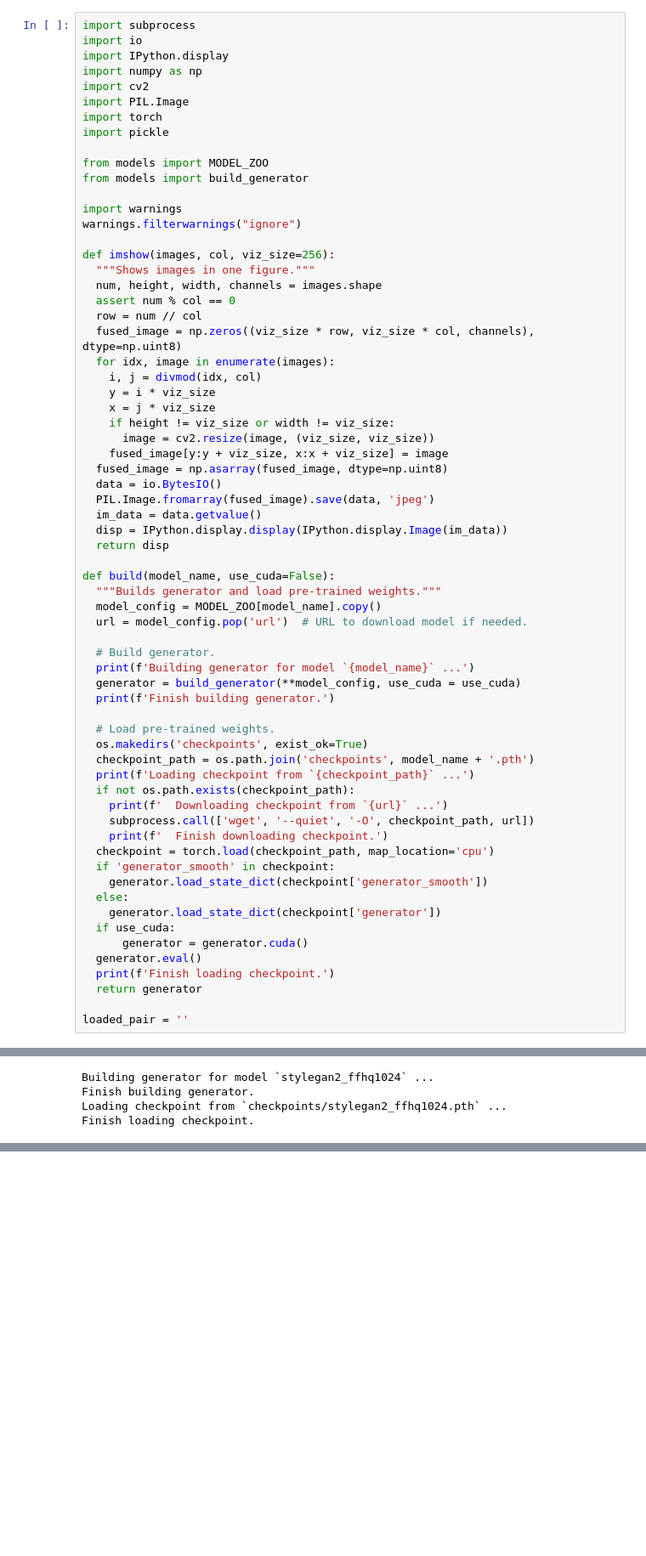
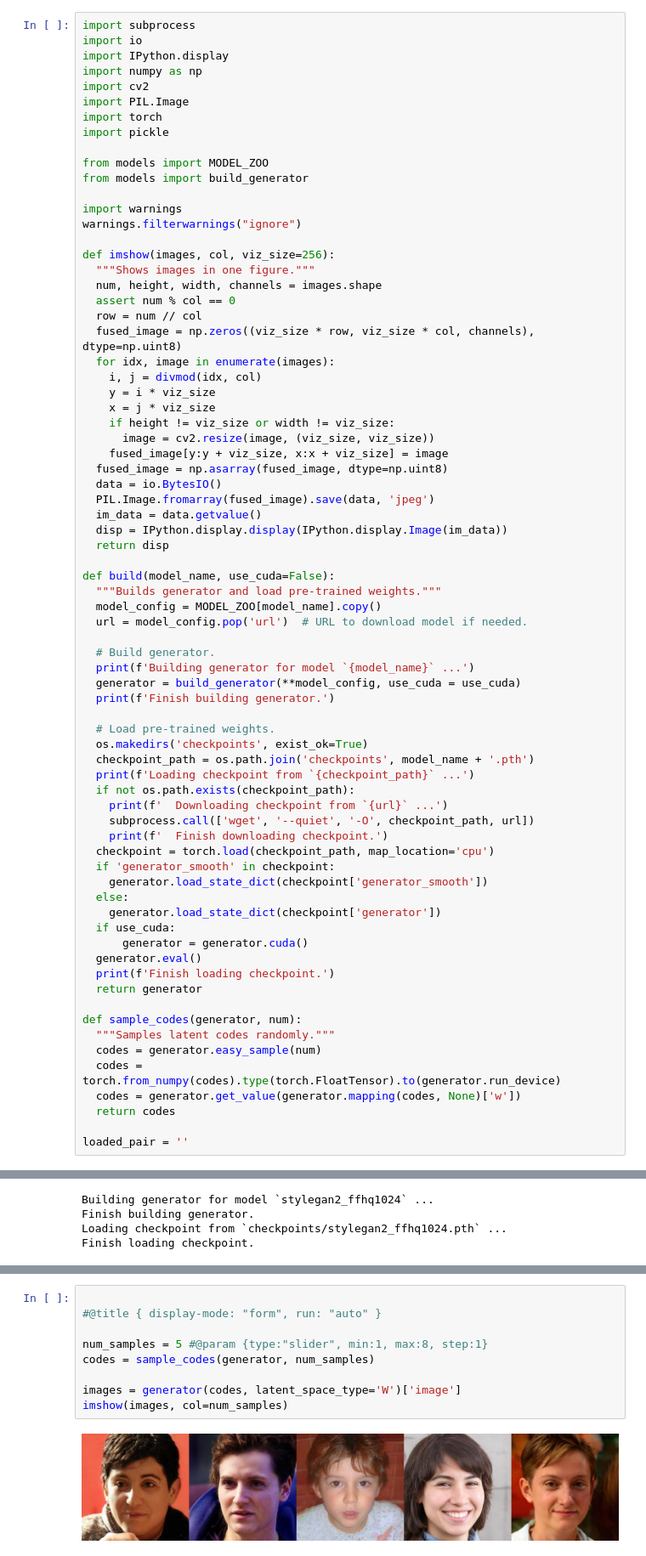
Before and after one commit to genforce/fairgen, a Jupyter notebook: docs/fairgen.ipynb, the cells around one changed output, grey strips where cells are left out. Shown at 85% size. Drawn from its saved outputs; the diff is of its cells as text; blank space fills up the shorter version.

```diff
--- a/docs/fairgen.ipynb
+++ b/docs/fairgen.ipynb
@@ -104,6 +105,13 @@ def build(model_name, use_cuda=False):
   print(f'Finish loading checkpoint.')
   return generator
 
+def sample_codes(generator, num):
+  """Samples latent codes randomly."""
+  codes = generator.easy_sample(num)
+  codes = torch.from_numpy(codes).type(torch.FloatTensor).to(generator.run_device)
+  codes = generator.get_value(generator.mapping(codes, None)['w'])
+  return codes
+
 loaded_pair = ''
 # %% [markdown]
 # Build GAN model
@@ -118,3 +128,14 @@ Finish loading checkpoint.
+# %%
+
+#@title { display-mode: "form", run: "auto" }
+
+num_samples = 5 #@param {type:"slider", min:1, max:8, step:1}
+codes = sample_codes(generator, num_samples)
+
+images = generator(codes, latent_space_type='W')['image']
+imshow(images, col=num_samples)
+# %% [output]
+[figure, added]
 # %% [markdown]
 # Select subgroup GMM model
 
```
Also changed, not shown: parts of 8 cells of this notebook.
